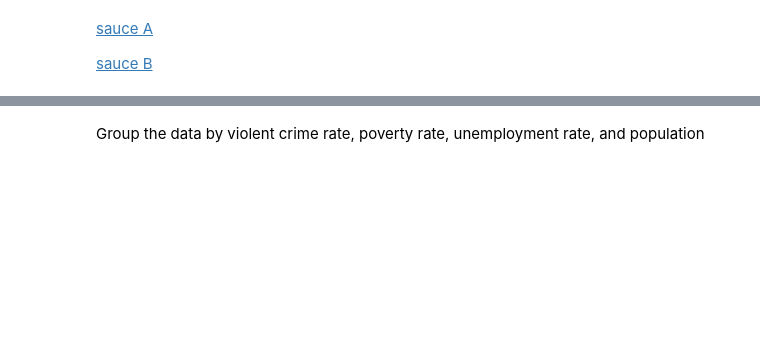
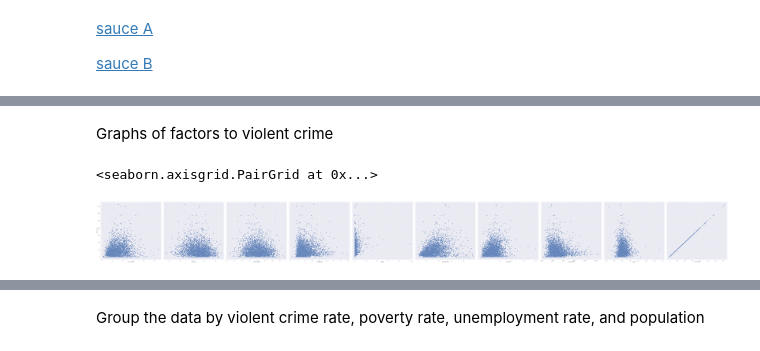
Before and after one commit to alanjeanpierre/crime-weather-exploration, a Jupyter notebook: ipynb/county_pop_edu_poverty_income.ipynb, the cells around one changed output, grey strips where cells are left out. Saved outputs shown, nothing was run; the diff lists cells and outputs as text; code cells hidden in the pictures; blank space fills up the shorter version.

```diff
--- a/ipynb/county_pop_edu_poverty_income.ipynb
+++ b/ipynb/county_pop_edu_poverty_income.ipynb
@@ -93,0 +136,8 @@ df.describe()
+# %% [markdown]
+Graphs of factors to violent crime
+# %%
+sns.pairplot(df, y_vars=['vcrime_rate'], x_vars=['p_no_HS_dip', 'p_HS_dip', 'p_some_college', 'p_college_dip', 'avgpop',
+       'p_impoverished', 'p_unempl', 'med_income', 'p_dpop', 'vcrime_rate'], dropna=True, size=10)
+# %% [output]
+<seaborn.axisgrid.PairGrid at 0x...>
+[figure, added]
```
Also changed, not shown: parts of 15 cells of this notebook.
